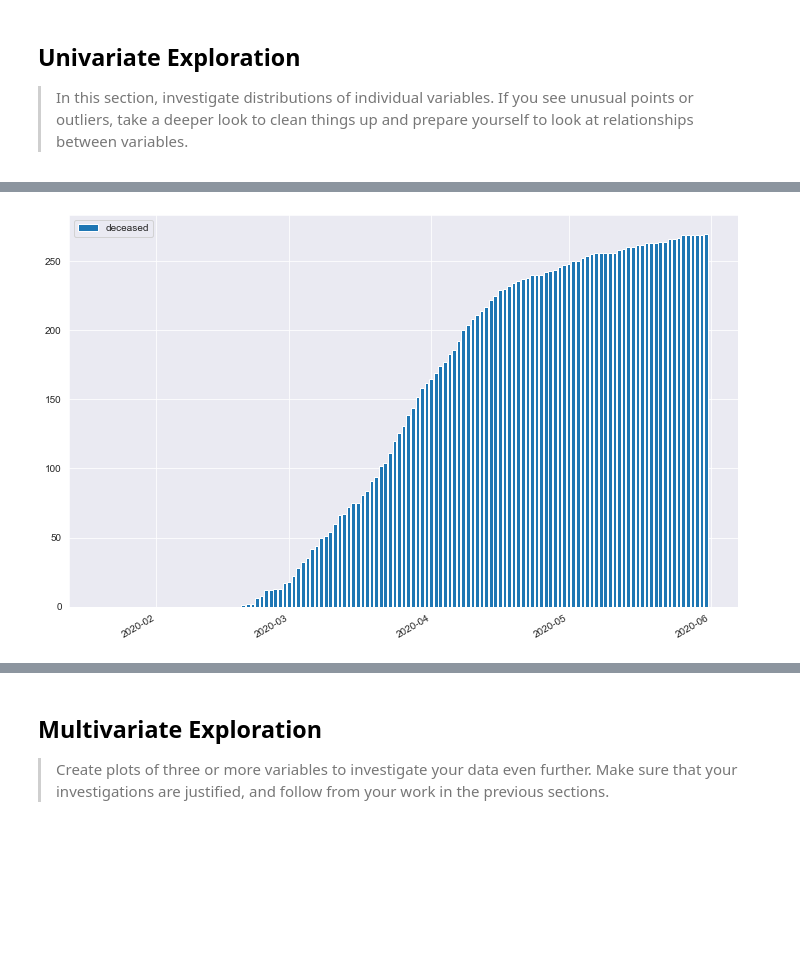
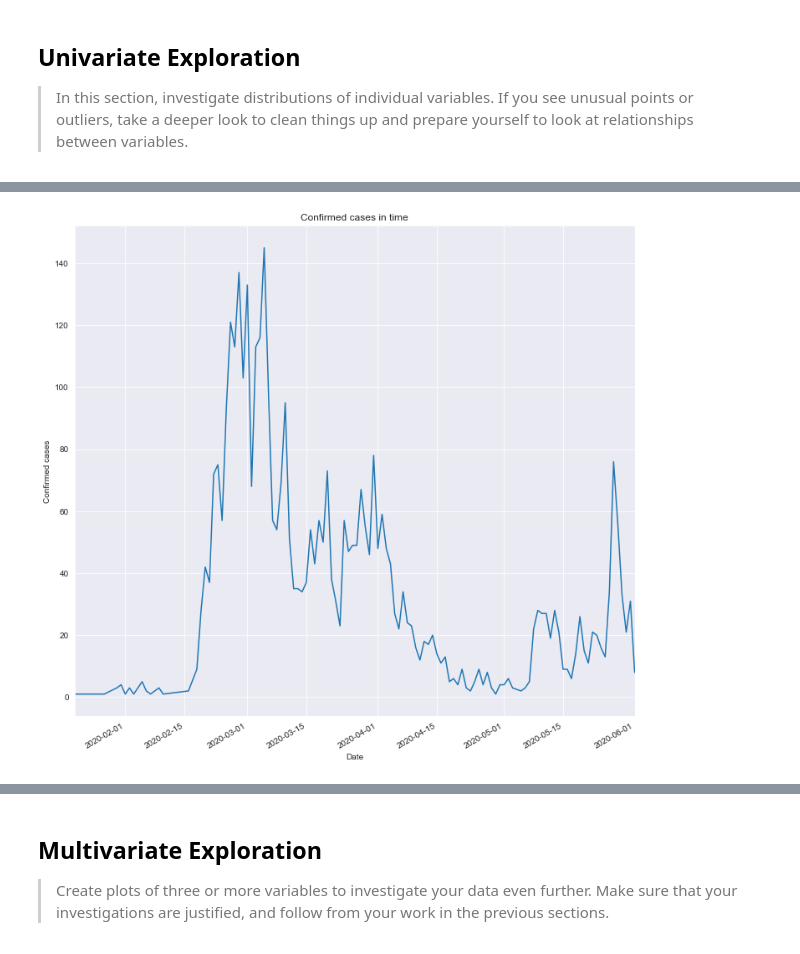
Before and after one commit to iamjakkie/CovidDataAnalysis, a Jupyter notebook: exploration_template.ipynb, the cells around one changed output, grey strips where cells are left out. Saved outputs shown, nothing was run; the diff lists cells and outputs as text; code cells hidden in the pictures; blank space fills up the shorter version.

```diff
--- a/exploration_template.ipynb
+++ b/exploration_template.ipynb
@@ -138,3 +129,5 @@ dtype: object
+# %%
+patientinfo_df.drop(patientinfo_df[patientinfo_df['confirmed_date'].isna()].index, axis=0, inplace=True)
 # %% [markdown]
 ### What is the structure of your dataset?
 
@@ -302,8 +151,9 @@ plt.show()
-# %%
-time_df['positive_ratio'] = time_df['confirmed']/time_df['test']
-fig, ax = plt.subplots(1, figsize=(12,8))
-stack_bar(time_df[['deceased']],ax)
-format_date(ax)
-plt.show()
-# %% [output]
-[figure, removed]
+# %%
+plt.figure(figsize=(12,12))
+daily_count = patientinfo_df.groupby('confirmed_date').patient_id.count()
+daily_count.plot();
+plt.xlabel('Date')
+plt.ylabel('Confirmed cases')
+plt.title('Confirmed cases in time');
+# %% [output]
+[figure, added]
```
Also changed, not shown: parts of 75 cells of this notebook, 3 other files.
